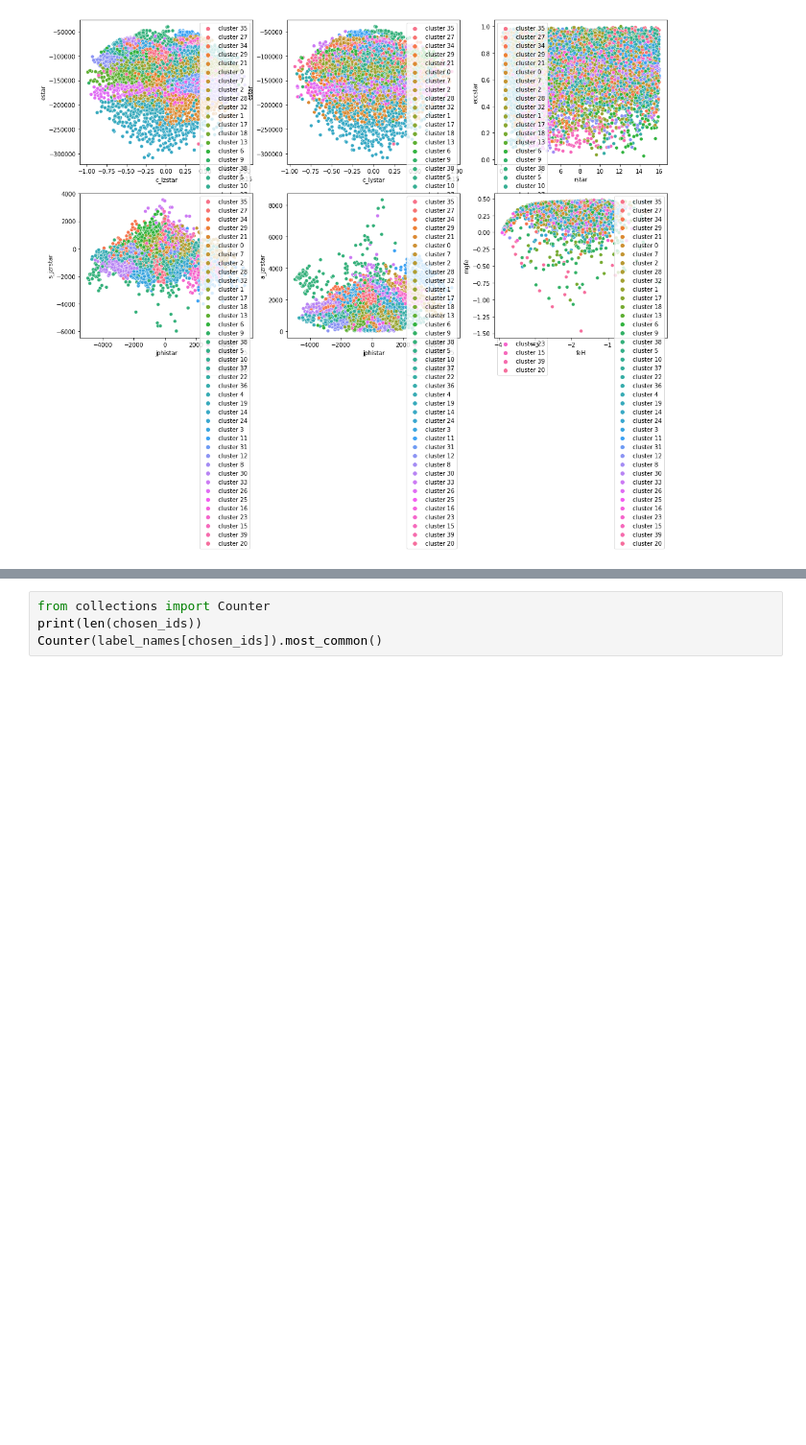
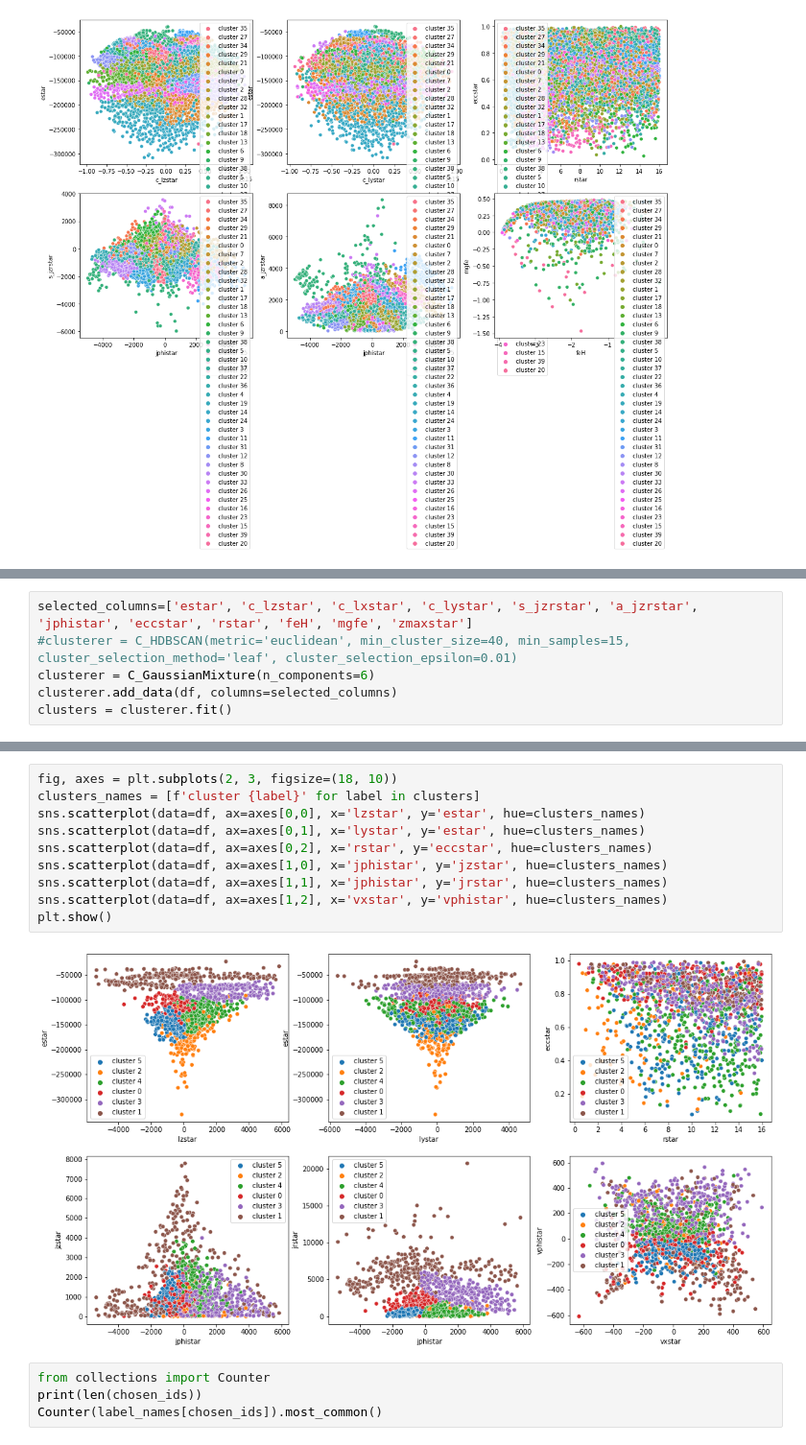
Before and after one commit to michaelyhuang23/Gaia3DR-explore, a Jupyter notebook: notebooks/recurse_cluster_test.ipynb, the cells around one changed output, grey strips where cells are left out. Shown at 96% size. Saved outputs shown, nothing was run; the diff lists cells and outputs as text; blank space fills up the shorter version.

```diff
--- a/notebooks/recurse_cluster_test.ipynb
+++ b/notebooks/recurse_cluster_test.ipynb
@@ -123,0 +179,6 @@ sns.scatterplot(data=df, ax=axes[1,2], x='feH', y='mgfe', hue=label_names)
+# %%
+selected_columns=['estar', 'c_lzstar', 'c_lxstar', 'c_lystar', 's_jzrstar', 'a_jzrstar', 'jphistar', 'eccstar', 'rstar', 'feH', 'mgfe', 'zmaxstar']
+#clusterer = C_HDBSCAN(metric='euclidean', min_cluster_size=40, min_samples=15, cluster_selection_method='leaf', cluster_selection_epsilon=0.01)
+clusterer = C_GaussianMixture(n_components=6)
+clusterer.add_data(df, columns=selected_columns)
+clusters = clusterer.fit()
@@ -124,3 +196,15 @@ sns.scatterplot(data=df, ax=axes[1,2], x='feH', y='mgfe', hue=label_names)
+# %%
+fig, axes = plt.subplots(2, 3, figsize=(18, 10))
+clusters_names = [f'cluster {label}' for label in clusters]
+sns.scatterplot(data=df, ax=axes[0,0], x='lzstar', y='estar', hue=clusters_names)
+sns.scatterplot(data=df, ax=axes[0,1], x='lystar', y='estar', hue=clusters_names)
+sns.scatterplot(data=df, ax=axes[0,2], x='rstar', y='eccstar', hue=clusters_names)
+sns.scatterplot(data=df, ax=axes[1,0], x='jphistar', y='jzstar', hue=clusters_names)
+sns.scatterplot(data=df, ax=axes[1,1], x='jphistar', y='jrstar', hue=clusters_names)
+sns.scatterplot(data=df, ax=axes[1,2], x='vxstar', y='vphistar', hue=clusters_names)
+plt.show()
+# %% [output]
+[figure, added]
 # %%
 from collections import Counter
 print(len(chosen_ids))
```
Also changed, not shown: parts of 9 cells of this notebook, 20 other files.
